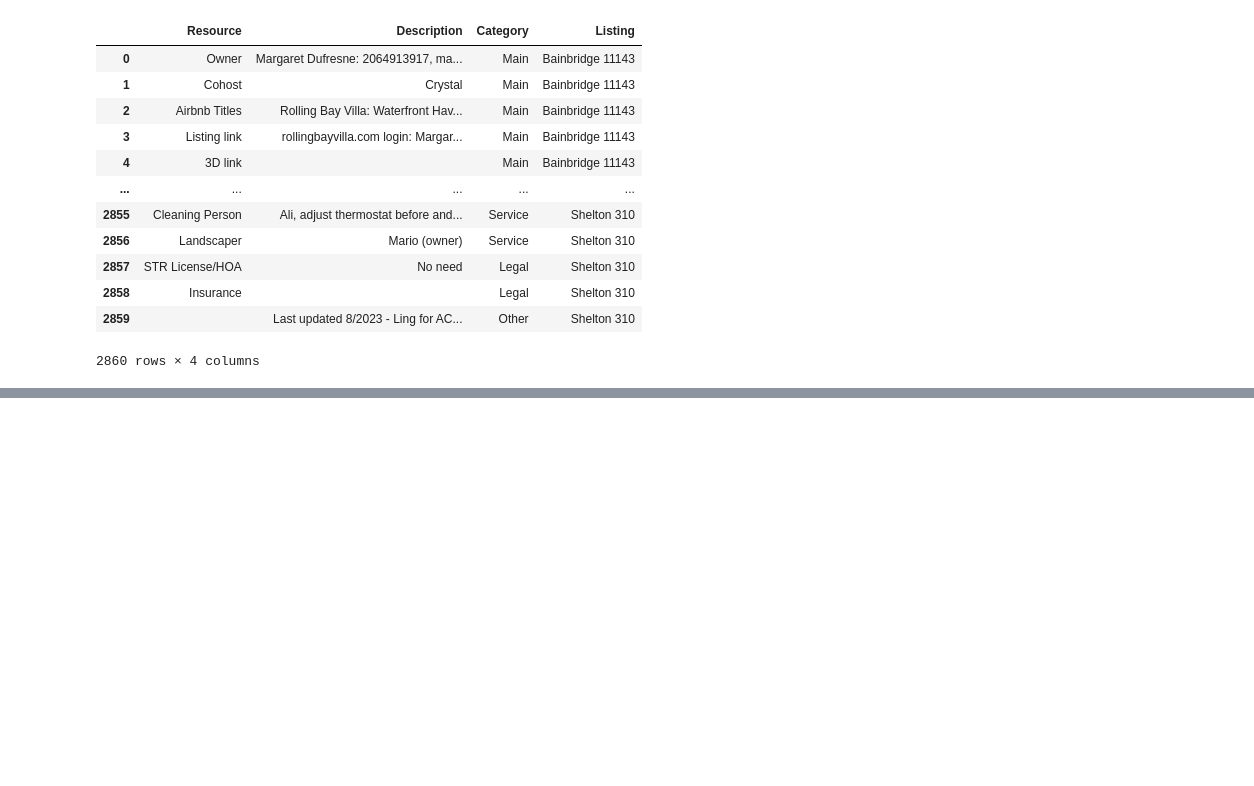
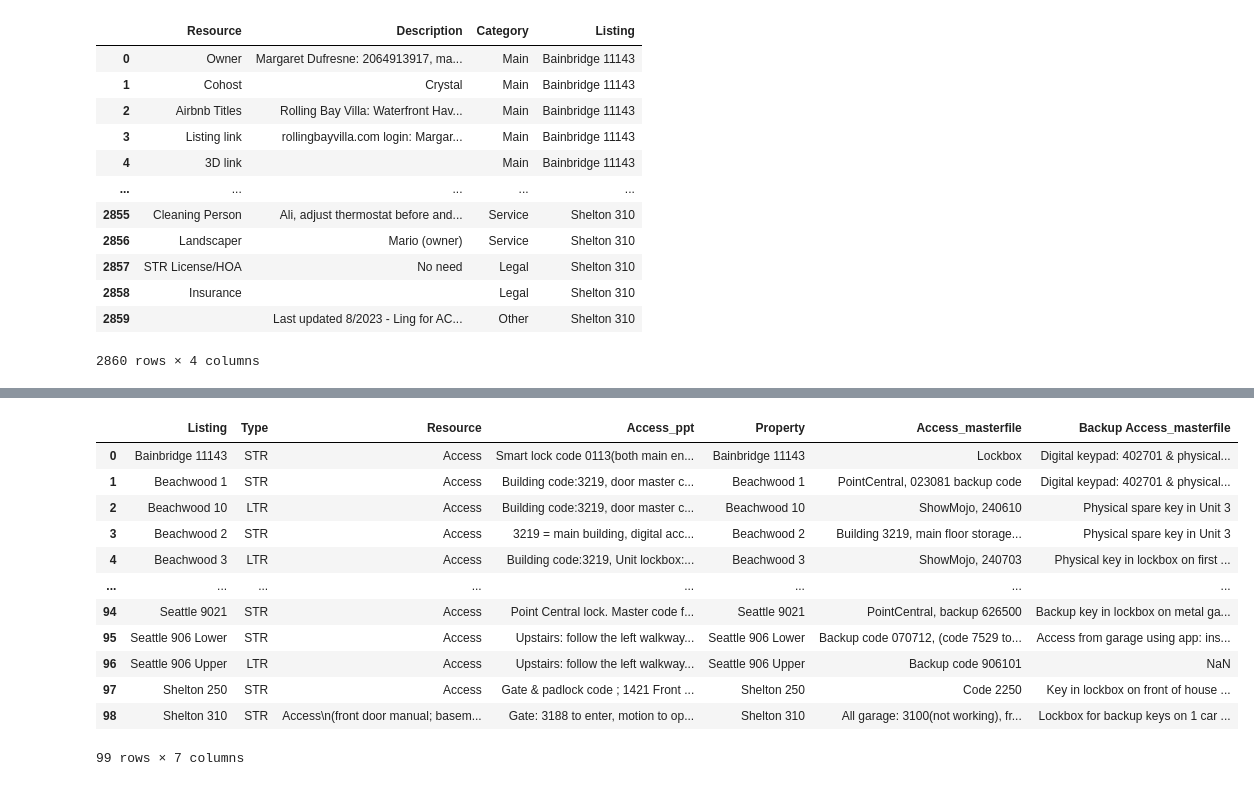
Before and after one commit to ylin2016/ValtaWork, a Jupyter notebook: OnboardingTemplate/ExtractPPT.ipynb, the cells around one changed output, grey strips where cells are left out. Saved outputs shown, nothing was run; the diff lists cells and outputs as text; code cells hidden in the pictures; blank space fills up the shorter version.

```diff
--- a/OnboardingTemplate/ExtractPPT.ipynb
+++ b/OnboardingTemplate/ExtractPPT.ipynb
@@ -130,0 +147,21 @@ with pd.ExcelWriter(
+# %%
+combined = (property.loc[(property["Status"]=="Active") & (property["Type"].isin(["LTR","STR"])&(~property["Listings"].isna())),["Listing","Type"]]
+            .merge(ppt_df, left_on="Listing", right_on="Listing", how="left")
+            .merge(master_df, left_on="Listing", right_on="Property", how="left"))
+
+combined.columns = ["Listing","Type","Resource","Access_ppt","Property","Access_masterfile","Backup Access_masterfile"]
+combined
+# %% [output]
+|  | Listing | Type | Resource | Access_ppt | Property | Access_masterfile | Backup Access_masterfile |
+| 0 | Bainbridge 11143 | STR | Access | Smart lock code 0113(both main en... | Bainbridge 11143 | Lockbox | Digital keypad: 402701 & physical... |
+| 1 | Beachwood 1 | STR | Access | Building code:3219, door master c... | Beachwood 1 | PointCentral, 023081 backup code | Digital keypad: 402701 & physical... |
+| 2 | Beachwood 10 | LTR | Access | Building code:3219, door master c... | Beachwood 10 | ShowMojo, 240610 | Physical spare key in Unit 3 |
+| 3 | Beachwood 2 | STR | Access | 3219 = main building, digital acc... | Beachwood 2 | Building 3219, main floor storage... | Physical spare key in Unit 3 |
+| 4 | Beachwood 3 | LTR | Access | Building code:3219, Unit lockbox:... | Beachwood 3 | ShowMojo, 240703 | Physical key in lockbox on first ... |
+| ... | ... | ... | ... | ... | ... | ... | ... |
+| 94 | Seattle 9021 | STR | Access | Point Central lock. Master code f... | Seattle 9021 | PointCentral, backup 626500 | Backup key in lockbox on metal ga... |
+| 95 | Seattle 906 Lower | STR | Access | Upstairs: follow the left walkway... | Seattle 906 Lower | Backup code 070712, (code 7529 to... | Access from garage using app: ins... |
+| 96 | Seattle 906 Upper | LTR | Access | Upstairs: follow the left walkway... | Seattle 906 Upper | Backup code 906101 | NaN |
+| 97 | Shelton 250 | STR | Access | Gate & padlock code ; 1421 Front ... | Shelton 250 | Code 2250 | Key in lockbox on front of house ... |
+| 98 | Shelton 310 | STR | Access\n(front door manual; basem... | Gate: 3188 to enter, motion to op... | Shelton 310 | All garage: 3100(not working), fr... | Lockbox for backup keys on 1 car ... |
+99 rows × 7 columns
```
Also changed, not shown: parts of 5 cells of this notebook.
